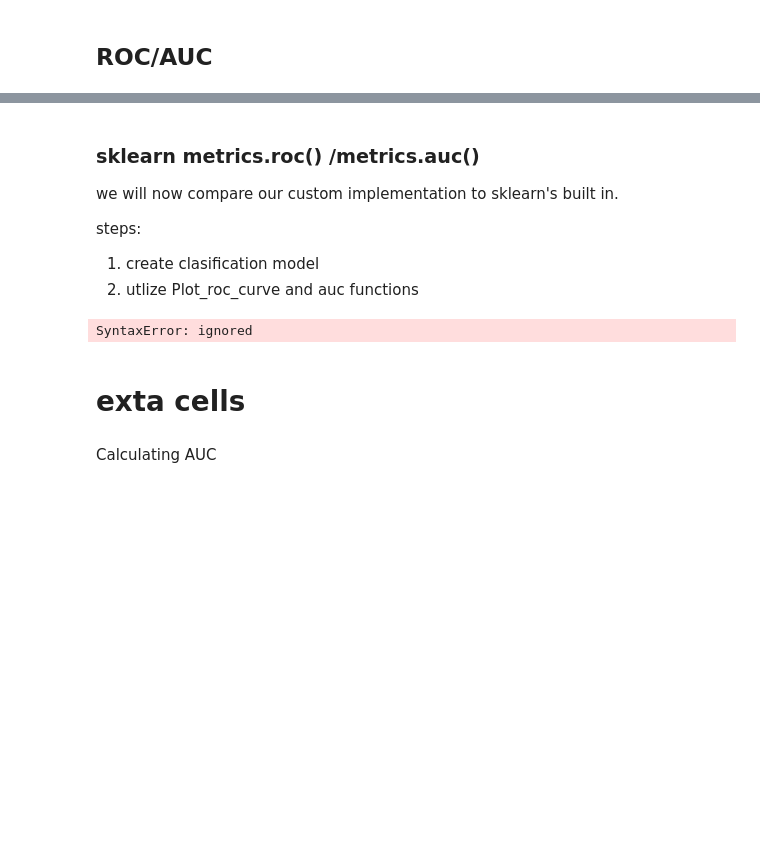
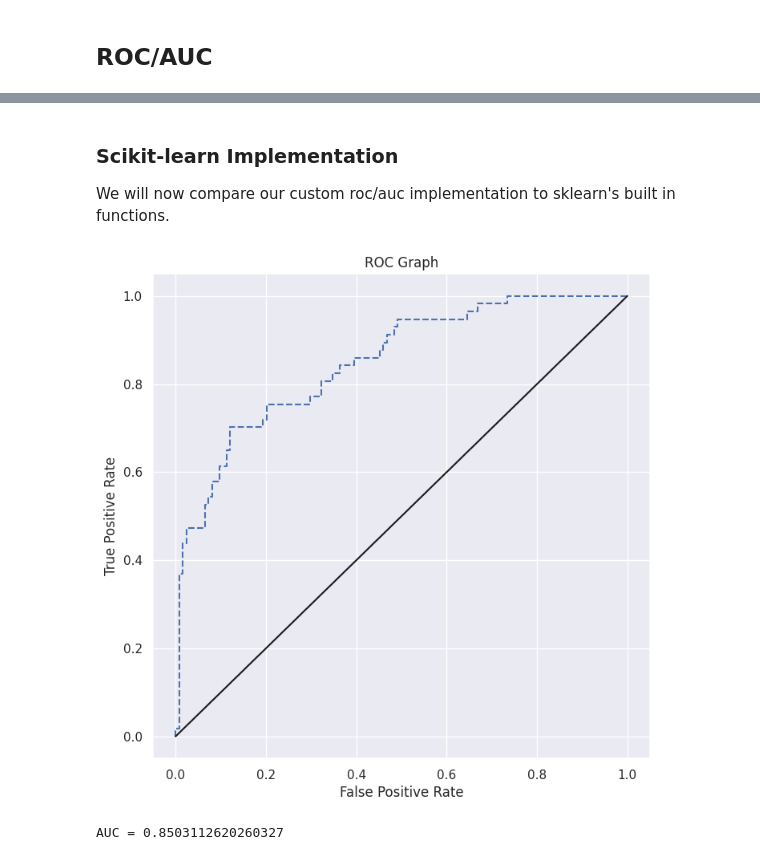
Before and after one commit to yuleidner/DAV-6150, a Jupyter notebook: M5/M5_assn.ipynb, the cells around one changed output, grey strips where cells are left out. Cells and saved outputs as stored; diff of their text form; code cells hidden in the pictures; blank space fills up the shorter version.

```diff
--- a/M5/M5_assn.ipynb
+++ b/M5/M5_assn.ipynb
@@ -335,33 +346,4 @@ plt.ylabel('True Positive Rate',fontsize=16);
 # %% [markdown]
-### sklearn metrics.roc() /metrics.auc()
+### Scikit-learn Implementation
 
-we will now compare our custom implementation to sklearn's built in.
-
-steps:
-1. create clasification model
-2. utlize Plot_roc_curve and auc functions
+We will now compare our custom roc/auc implementation to sklearn's built in functions.
-# %%
-from sklearn.metrics import plot_roc_curve
-from sklearn.metrics import auc
-
-plot_roc_curve()
-# %% [output]
-SyntaxError: ignored
-# %% [markdown]
-# exta cells
-# %% [markdown]
-Calculating AUC
-# %%
-# https://github.com/akshaykapoor347/Compute-AUC-ROC-from-scratch-python/blob/master/AUCROCPython.ipynb
-
-fpr_array = []
-tpr_array = []
-for i in range(len(ROC)-1):
-    point1 = ROC[i];
-    point2 = ROC[i+1]
-    tpr_array.append([point1[0], point2[0]])
-    fpr_array.append([point1[1], point2[1]])
-#We use Trapezoidal rule to calculate the area under the curve and approximating the intergral
-#https://numpy.org/doc/stable/reference/generated/numpy.trapz.html
-auc = sum(np.trapz(tpr_array,fpr_array))+1  # need to figure out why +1 here
-print('Area under curve={}'.format(auc))
@@ -425,3 +350,14 @@ in the first example which i didn't think you overwrite the xlabel object with a
-# %%
-auc = round(abs(np.trapz(pivot.x,pivot.y)),4)
-auc
+# %%
+fpr, tpr, _ = roc_curve(y_true, scored_probablity)#defines true positive rate and false positive rates from initial dataset. The - stands in for threshholds, needed for the function, but not needed for our use
+plt.figure(figsize =(8,8), dpi=100)
+auc = auc(fpr, tpr)
+plt.plot(fpr, tpr, linestyle = '--', label='auc (auc = %0.3f)' % auc)
+plt.plot([0, 1], [0, 1],'k-')
+plt.title('ROC Graph')
+plt.xlabel('False Positive Rate')
+plt.ylabel('True Positive Rate')
+plt.show()
+print(f'AUC = {auc}')
+# %% [output]
+[figure, added]
+AUC = 0.8503112620260327
```
Also changed, not shown: parts of 36 cells of this notebook.
